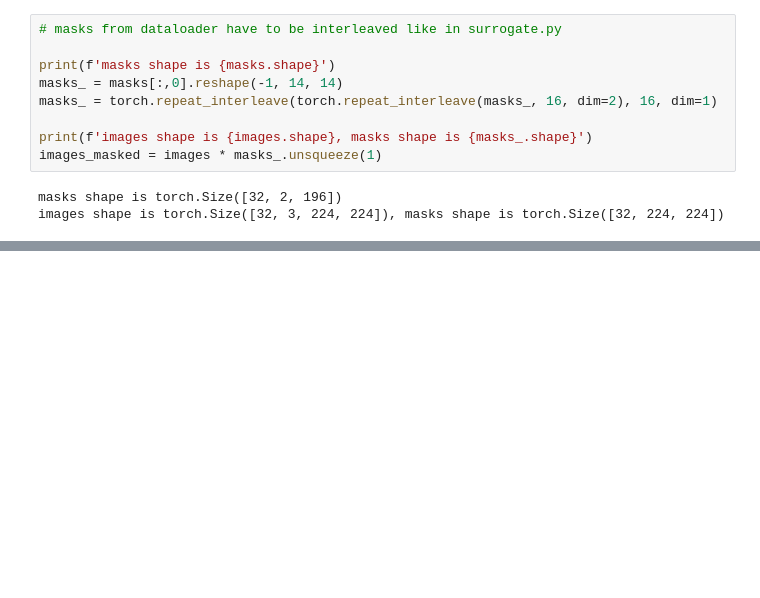
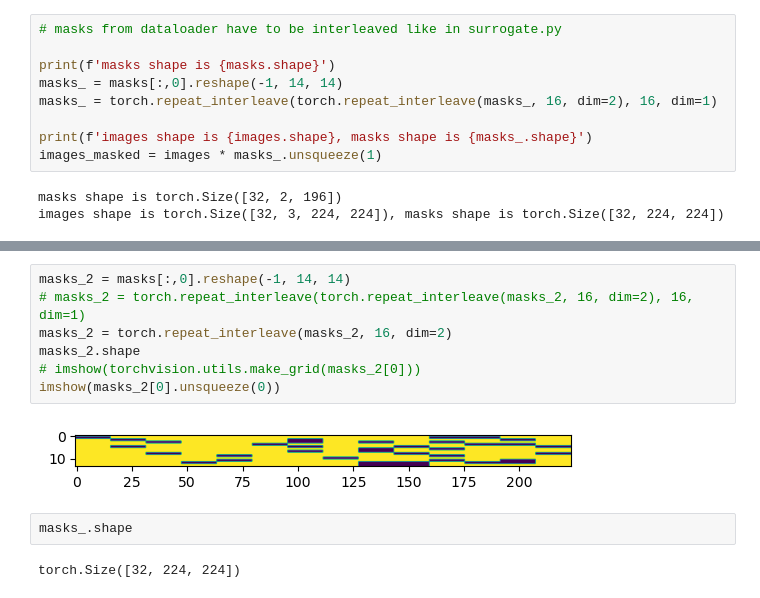
Before and after one commit to jacek-tomasz-rutkowski/magisterka, a Jupyter notebook: T2T_ViT/vit_shapley/visualize_masks.ipynb, the cells around one changed output, grey strips where cells are left out. Drawn from its saved outputs; the diff is of its cells as text; blank space fills up the shorter version.

```diff
--- a/T2T_ViT/vit_shapley/visualize_masks.ipynb
+++ b/T2T_ViT/vit_shapley/visualize_masks.ipynb
@@ -50,0 +61,13 @@ imshow(torchvision.utils.make_grid(masks_.unsqueeze(1)))
+# %%
+masks_2 = masks[:,0].reshape(-1, 14, 14)
+# masks_2 = torch.repeat_interleave(torch.repeat_interleave(masks_2, 16, dim=2), 16, dim=1)
+masks_2 = torch.repeat_interleave(masks_2, 16, dim=2)
+masks_2.shape
+# imshow(torchvision.utils.make_grid(masks_2[0]))
+imshow(masks_2[0].unsqueeze(0))
+# %% [output]
+[figure, added]
+# %%
+masks_.shape
+# %% [output]
+torch.Size([32, 224, 224])
```
Also changed, not shown: parts of 3 cells of this notebook, 7 other files.
